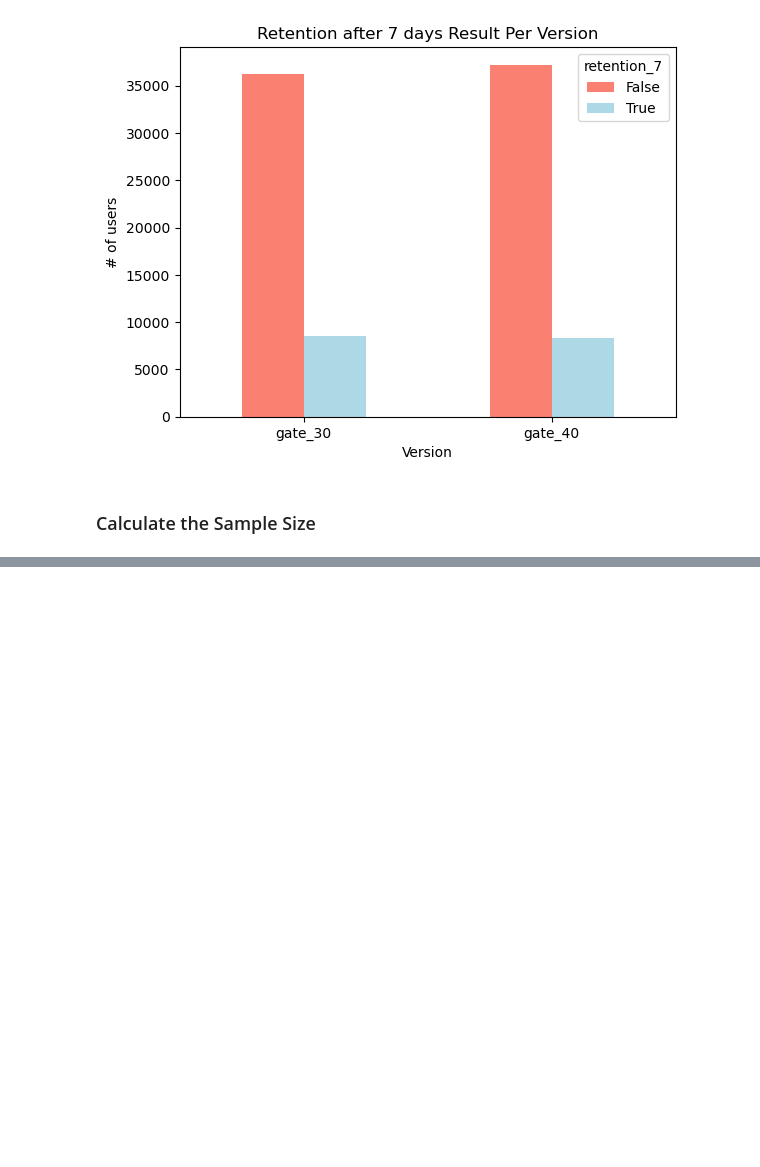
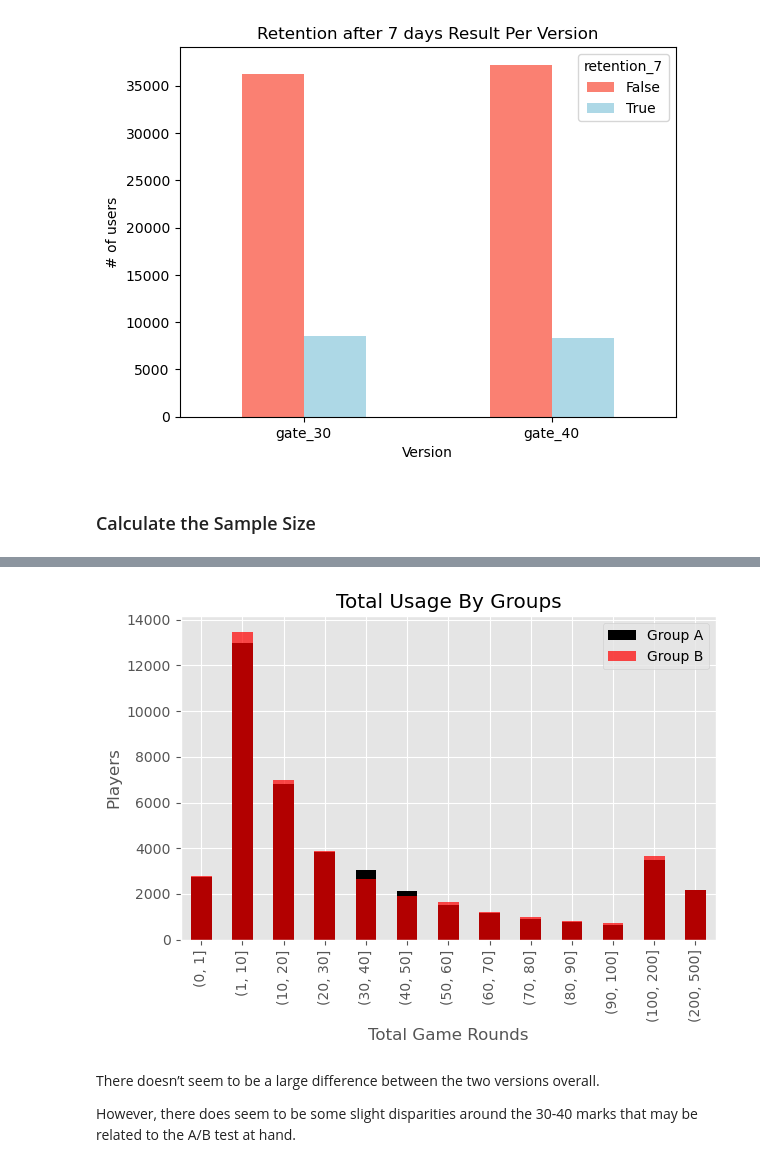
Before and after one commit to xinyuezhang95/DSProjects, a Jupyter notebook: A_B_Testing/Mobile Games A B Testing with Cookie Cats.ipynb, the cells around one changed output, grey strips where cells are left out. Cells and saved outputs as stored; diff of their text form; code cells hidden in the pictures; blank space fills up the shorter version.

```diff
--- a/A_B_Testing/Mobile Games A B Testing with Cookie Cats.ipynb
+++ b/A_B_Testing/Mobile Games A B Testing with Cookie Cats.ipynb
@@ -153,0 +200,27 @@ plt.xticks(rotation = 0);
+# %%
+plt.style.use('ggplot')
+
+# Counting the number of players for each number of gamerounds
+Group_A = cookie_users[cookie_users.version == 'gate_30']
+Group_B = cookie_users[cookie_users.version == 'gate_40']
+bins = [0,1,10,20,30,40,50,60,70,80,90,100,200,500]
+plot_GA = pd.DataFrame(Group_A.groupby(pd.cut(Group_A["sum_gamerounds"], bins=bins)).count())
+plot_GB = pd.DataFrame(Group_B.groupby(pd.cut(Group_B["sum_gamerounds"], bins=bins)).count())
+# %%
+# Plotting the distribution of players that played 0 to 100 game rounds
+ax = plot_GA[:50].plot(kind = 'bar', y="userid", color = "black", alpha = 1,
+                       title = 'Total Usage By Groups')
+plot_GB[:50].plot(kind = 'bar', y="userid", ax=ax, color = "red", alpha = 0.7 )
+ax.set_xlabel("Total Game Rounds")
+ax.set_ylabel("Players")
+# plt.axvline(30, linestyle='dashed', linewidth=2)
+# plt.axvline(40, linestyle='dashed', linewidth=2)
+plt.legend(["Group A", "Group B"])
+plt.tight_layout()
+plt.grid(True)
+# %% [output]
+[figure, added]
+# %% [markdown]
+There doesn’t seem to be a large difference between the two versions overall.
+
+However, there does seem to be some slight disparities around the 30-40 marks that may be related to the A/B test at hand.
```
Also changed, not shown: parts of 34 cells of this notebook.
